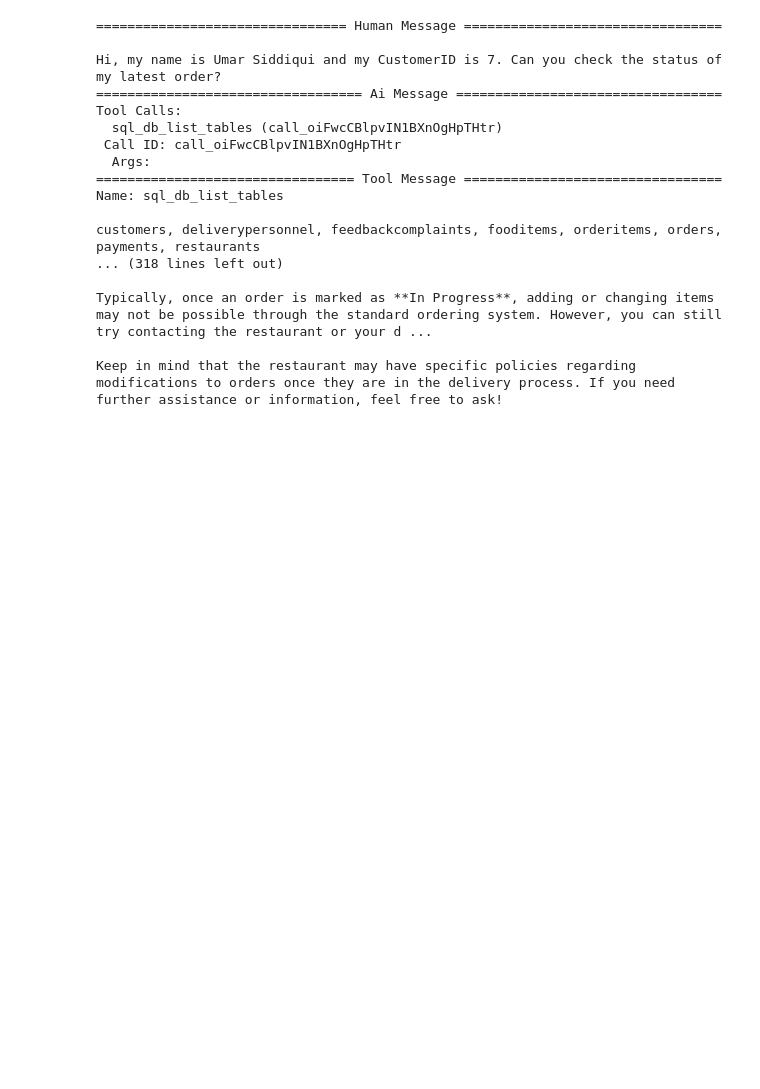
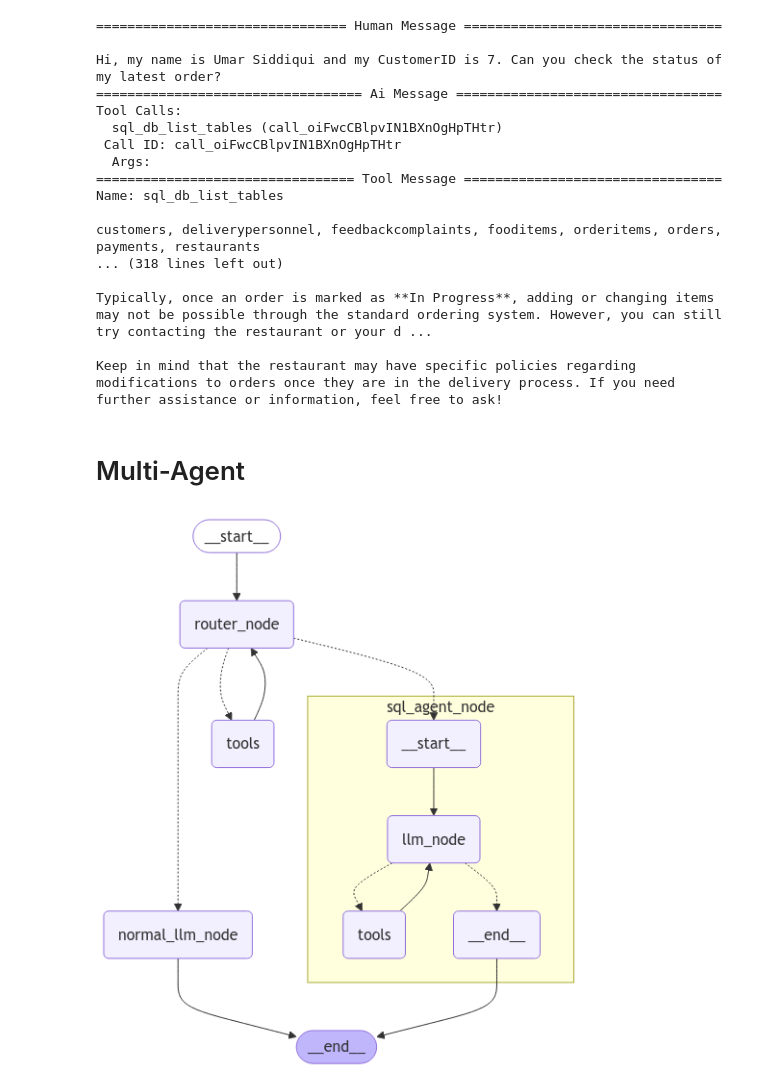
Before and after one commit to HassanAli101/RAG-Enterprise-Chatbot, a Jupyter notebook: sql_agent/sql_agent.ipynb, the cells around one changed output. Cells and saved outputs as stored; diff of their text form; code cells hidden in the pictures; blank space fills up the shorter version.

```diff
--- a/sql_agent/sql_agent.ipynb
+++ b/sql_agent/sql_agent.ipynb
@@ -129,10 +112,7 @@ graph.update_state(config=config, values={"messages": system_message})
 # %%
 from langchain_core.messages import HumanMessage
 
-def stream_graph_updates(user_input: str, config):
-    # for event in graph.stream({"messages": [("user", user_input)]}, config, stream_mode="values"):
-    #     for value in event.values():
-    #         print("Assistant:", value["messages"][-1].content)
+def stream_graph_updates(graph, user_input: str, config):
     events = graph.stream(
         {"messages": [HumanMessage(content=user_input)]}, config, stream_mode="values"
     )
@@ -146,7 +126,7 @@ while True:
         if user_input.lower() in ["quit", "exit", "q"]:
             print("Goodbye!")
             break
-        stream_graph_updates(user_input, config=config)
+        stream_graph_updates(sql_agent, user_input, config=config)
     except:
         print("Invalid Input!")
         break
@@ -206,9 +186,9 @@ order_status_details = [
 ]
 
 config = {"configurable": {"thread_id": "2"}}
-graph.update_state(config=config, values={"messages": system_message})
+sql_agent.update_state(config=config, values={"messages": system_message_sql_agent})
 for user_input in order_status_details:
-    stream_graph_updates(user_input, config=config)
+    stream_graph_updates(sql_agent, user_input, config=config)
 # %% [output]
 ================================ Human Message =================================
 
@@ -288,3 +268,5 @@ delivery_information = [
     "Has the delivery personnel started the delivery yet?",
     "Can I change the delivery address after placing the order?"
 ]
+# %% [markdown]
+# Multi-Agent
@@ -290,0 +329,4 @@ delivery_information = [
+# %%
+display(Image(graph.get_graph(xray=1).draw_mermaid_png()))
+# %% [output]
+[figure, added]
```
Also changed, not shown: parts of 15 cells of this notebook.
